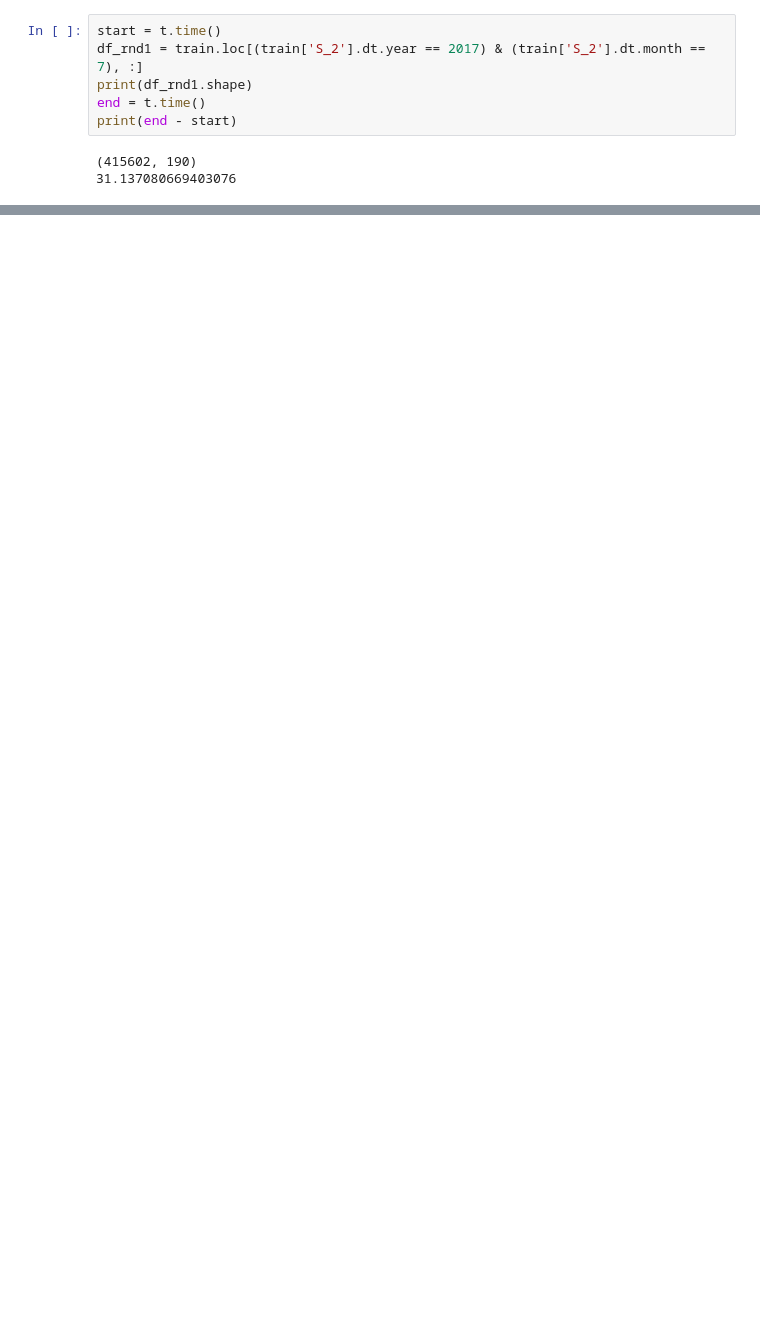
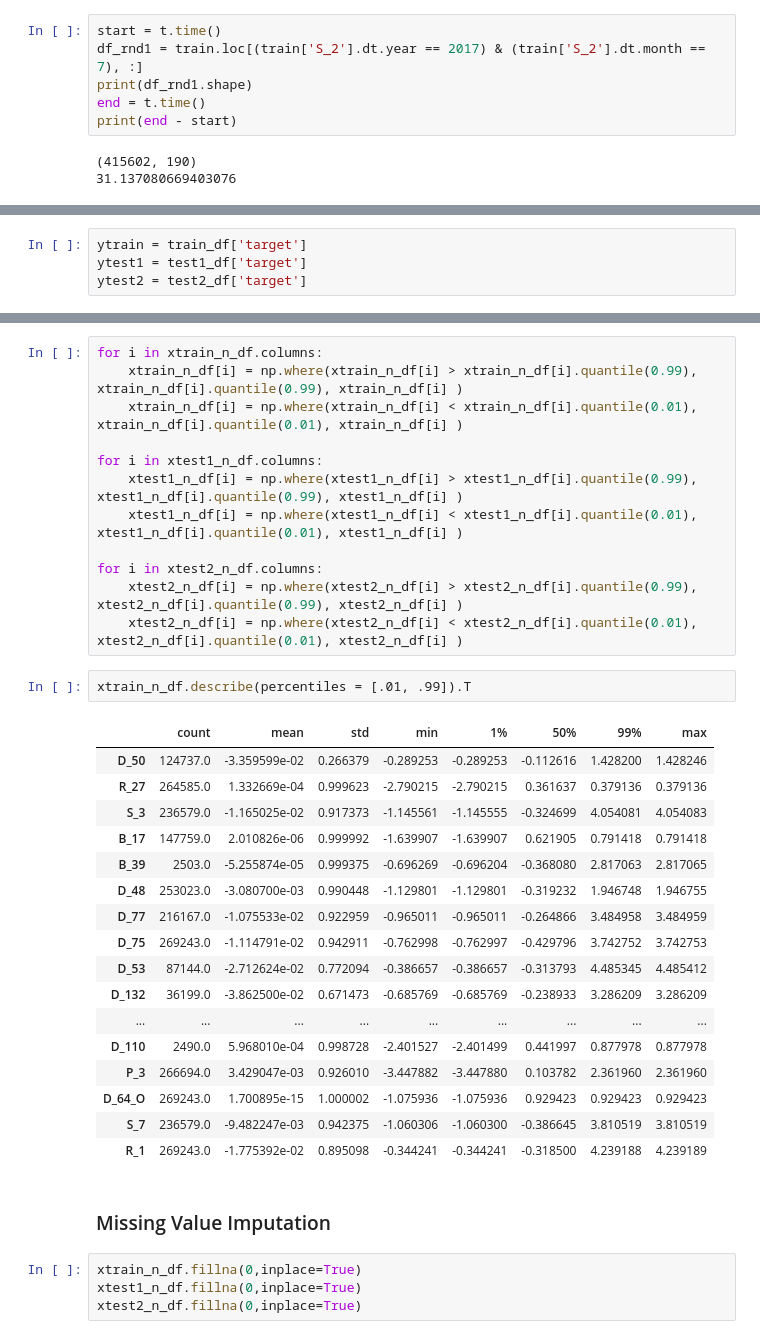
Before and after one commit to Shritej24c/Credit-Default-Pred, a Jupyter notebook: XGB.ipynb, the cells around one changed output, grey strips where cells are left out. Drawn from its saved outputs; the diff is of its cells as text; blank space fills up the shorter version.

```diff
--- a/XGB.ipynb
+++ b/XGB.ipynb
@@ -255,0 +397,4 @@ df_ts2 = df.loc[ (df_new['S_2'] >= '2018-02'), :]
+# %%
+ytrain = train_df['target']
+ytest1 = test1_df['target']
+ytest2 = test2_df['target']
@@ -269,0 +564,38 @@ for i in num_trees:
+# %%
+for i in xtrain_n_df.columns:
+    xtrain_n_df[i] = np.where(xtrain_n_df[i] > xtrain_n_df[i].quantile(0.99), xtrain_n_df[i].quantile(0.99), xtrain_n_df[i] )
+    xtrain_n_df[i] = np.where(xtrain_n_df[i] < xtrain_n_df[i].quantile(0.01), xtrain_n_df[i].quantile(0.01), xtrain_n_df[i] )
+
+for i in xtest1_n_df.columns:
+    xtest1_n_df[i] = np.where(xtest1_n_df[i] > xtest1_n_df[i].quantile(0.99), xtest1_n_df[i].quantile(0.99), xtest1_n_df[i] )
+    xtest1_n_df[i] = np.where(xtest1_n_df[i] < xtest1_n_df[i].quantile(0.01), xtest1_n_df[i].quantile(0.01), xtest1_n_df[i] )
+
+for i in xtest2_n_df.columns:
+    xtest2_n_df[i] = np.where(xtest2_n_df[i] > xtest2_n_df[i].quantile(0.99), xtest2_n_df[i].quantile(0.99), xtest2_n_df[i] )
+    xtest2_n_df[i] = np.where(xtest2_n_df[i] < xtest2_n_df[i].quantile(0.01), xtest2_n_df[i].quantile(0.01), xtest2_n_df[i] )
+# %%
+xtrain_n_df.describe(percentiles = [.01, .99]).T
+# %% [output]
+|  | count | mean | std | min | 1% | 50% | 99% | max |
+| D_50 | 124737.0 | -3.359599e-02 | 0.266379 | -0.289253 | -0.289253 | -0.112616 | 1.428200 | 1.428246 |
+| R_27 | 264585.0 | 1.332669e-04 | 0.999623 | -2.790215 | -2.790215 | 0.361637 | 0.379136 | 0.379136 |
+| S_3 | 236579.0 | -1.165025e-02 | 0.917373 | -1.145561 | -1.145555 | -0.324699 | 4.054081 | 4.054083 |
+| B_17 | 147759.0 | 2.010826e-06 | 0.999992 | -1.639907 | -1.639907 | 0.621905 | 0.791418 | 0.791418 |
+| B_39 | 2503.0 | -5.255874e-05 | 0.999375 | -0.696269 | -0.696204 | -0.368080 | 2.817063 | 2.817065 |
+| D_48 | 253023.0 | -3.080700e-03 | 0.990448 | -1.129801 | -1.129801 | -0.319232 | 1.946748 | 1.946755 |
+| D_77 | 216167.0 | -1.075533e-02 | 0.922959 | -0.965011 | -0.965011 | -0.264866 | 3.484958 | 3.484959 |
+| D_75 | 269243.0 | -1.114791e-02 | 0.942911 | -0.762998 | -0.762997 | -0.429796 | 3.742752 | 3.742753 |
+| D_53 | 87144.0 | -2.712624e-02 | 0.772094 | -0.386657 | -0.386657 | -0.313793 | 4.485345 | 4.485412 |
+| D_132 | 36199.0 | -3.862500e-02 | 0.671473 | -0.685769 | -0.685769 | -0.238933 | 3.286209 | 3.286209 |
+| ... | ... | ... | ... | ... | ... | ... | ... | ... |
+| D_110 | 2490.0 | 5.968010e-04 | 0.998728 | -2.401527 | -2.401499 | 0.441997 | 0.877978 | 0.877978 |
+| P_3 | 266694.0 | 3.429047e-03 | 0.926010 | -3.447882 | -3.447880 | 0.103782 | 2.361960 | 2.361960 |
+| D_64_O | 269243.0 | 1.700895e-15 | 1.000002 | -1.075936 | -1.075936 | 0.929423 | 0.929423 | 0.929423 |
+| S_7 | 236579.0 | -9.482247e-03 | 0.942375 | -1.060306 | -1.060300 | -0.386645 | 3.810519 | 3.810519 |
+| R_1 | 269243.0 | -1.775392e-02 | 0.895098 | -0.344241 | -0.344241 | -0.318500 | 4.239188 | 4.239189 |
+# %% [markdown]
+### Missing Value Imputation
+# %%
+xtrain_n_df.fillna(0,inplace=True)
+xtest1_n_df.fillna(0,inplace=True)
+xtest2_n_df.fillna(0,inplace=True)
```
Also changed, not shown: parts of 50 cells of this notebook.
